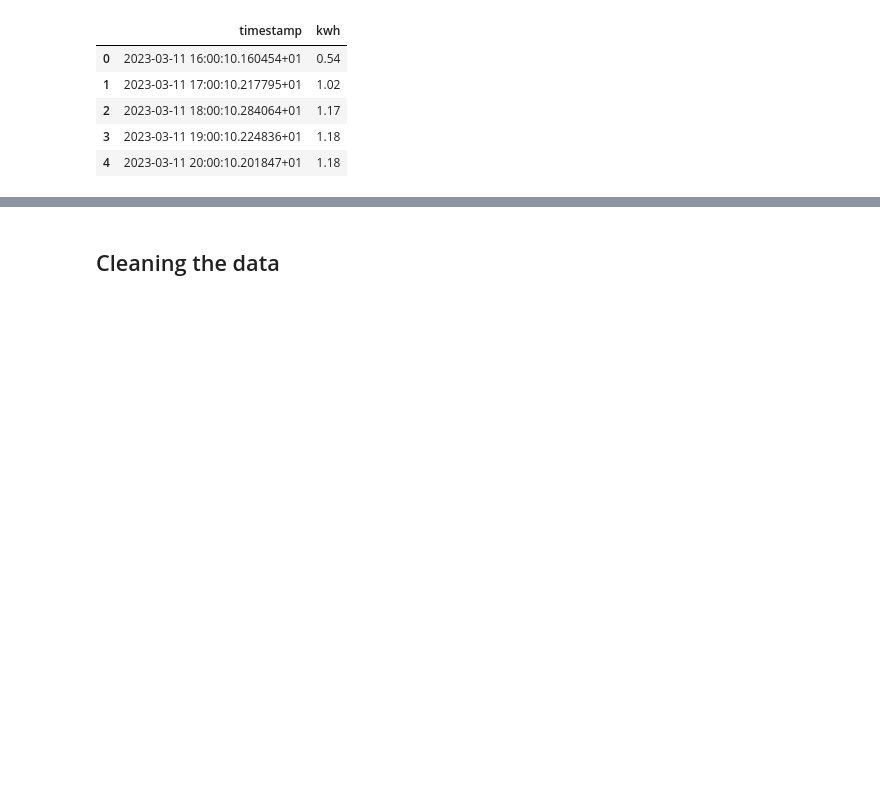
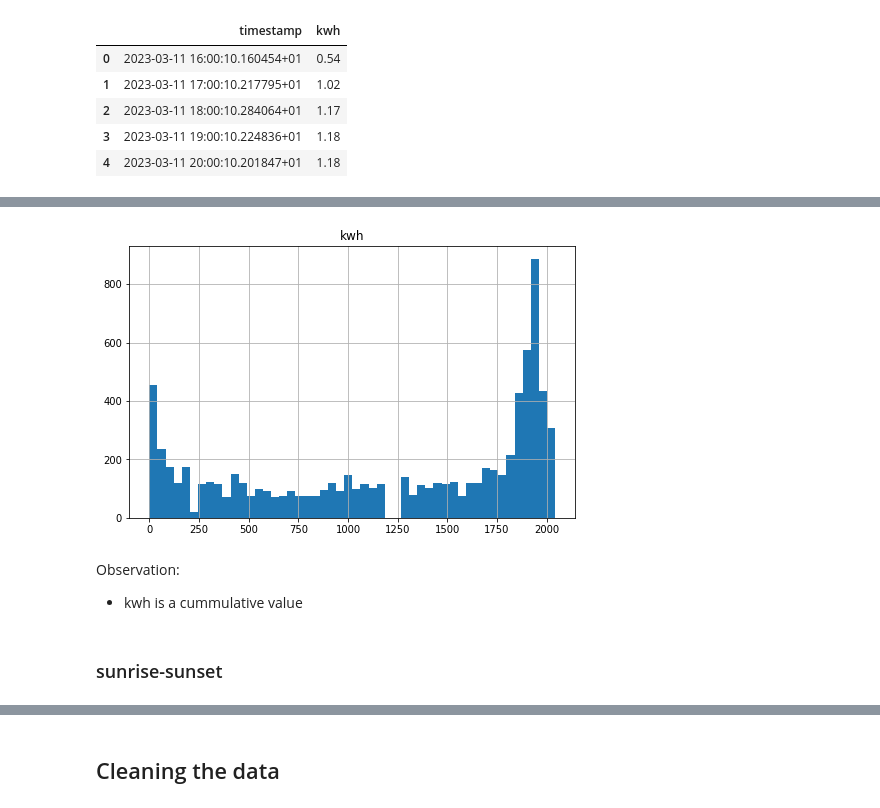
Before and after one commit to JulesGoubert/solar, a Jupyter notebook: solar.ipynb, the cells around one changed output, grey strips where cells are left out. Saved outputs shown, nothing was run; the diff lists cells and outputs as text; code cells hidden in the pictures; blank space fills up the shorter version.

Commit message:
restructuring solar notebook

```diff
--- a/solar.ipynb
+++ b/solar.ipynb
@@ -57,0 +167,10 @@ solar.head()
+# %%
+solar.hist(bins=50, figsize=(8, 5))
+plt.show()
+# %% [output]
+[figure, added]
+# %% [markdown]
+Observation:
+- kwh is a cummulative value
+# %% [markdown]
+### sunrise-sunset
```
Also changed, not shown: parts of 32 cells of this notebook, 2 other files.
